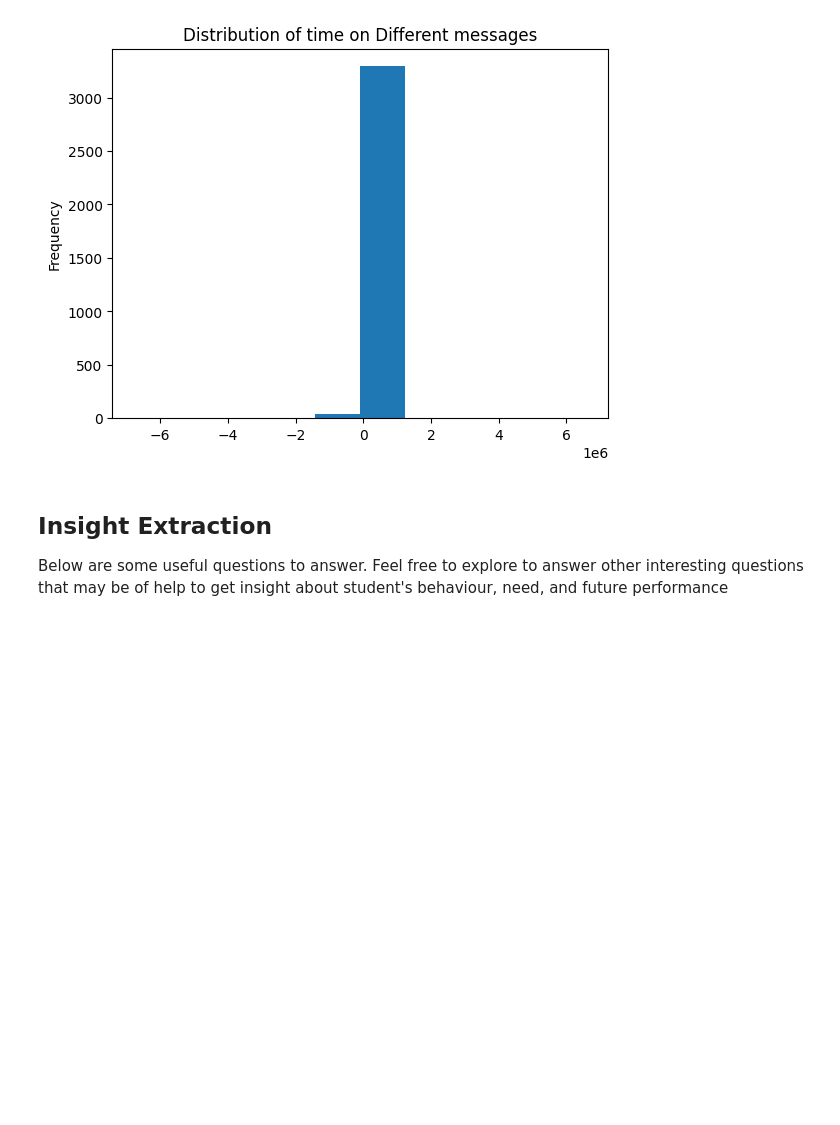
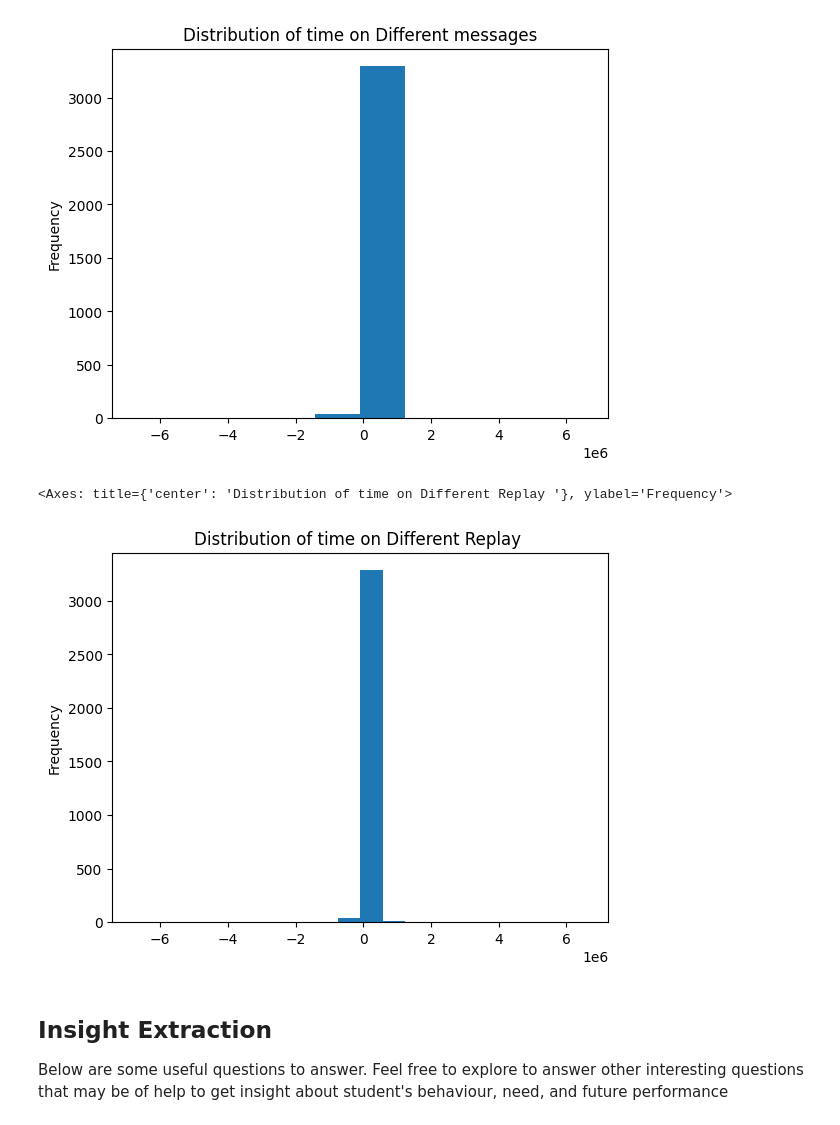
Before and after one commit to fro-su/week0_0_starter_network_analysis, a Jupyter notebook: notebooks/parse_slack_data.ipynb, the cells around one changed output. Saved outputs shown, nothing was run; the diff lists cells and outputs as text; code cells hidden in the pictures; blank space fills up the shorter version.

Commit message:
Distribution of time on Different messages

```diff
--- a/notebooks/parse_slack_data.ipynb
+++ b/notebooks/parse_slack_data.ipynb
@@ -430,10 +430,13 @@ Visual_time
 <Axes: title={'center': 'Distribution of time on Different messages'}, ylabel='Frequency'>
 [figure]
 # %%
-# replay_diff = df['reply_count'].diff().dropna()
-# # replay_diff
-# Visual_replay = time_diff.plot(kind='hist', bins=20, title='Distribution of time on Different Replay ')
-# Visual_replay
+replay_diff = df['reply_count'].diff().dropna()
+# replay_diff
+Visual_replay = time_diff.plot(kind='hist', bins=20, title='Distribution of time on Different Replay ')
+Visual_replay
+# %% [output]
+<Axes: title={'center': 'Distribution of time on Different Replay '}, ylabel='Frequency'>
+[figure, added]
 # %%
 # reaction_diff = df['time_thread_start'].diff().dropna()
 # # replay_diff
```
